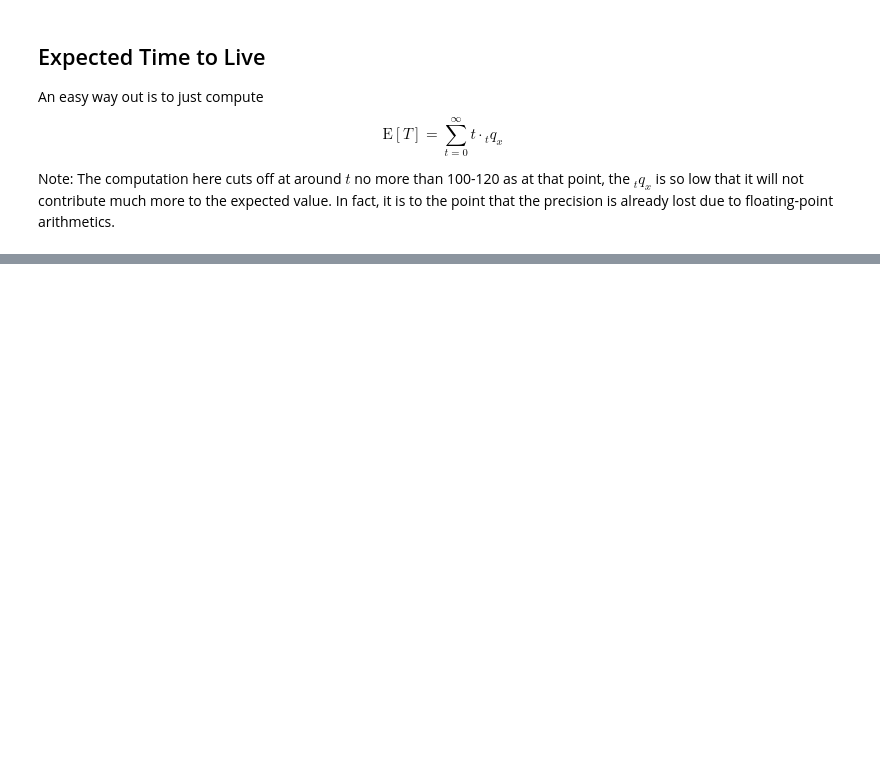
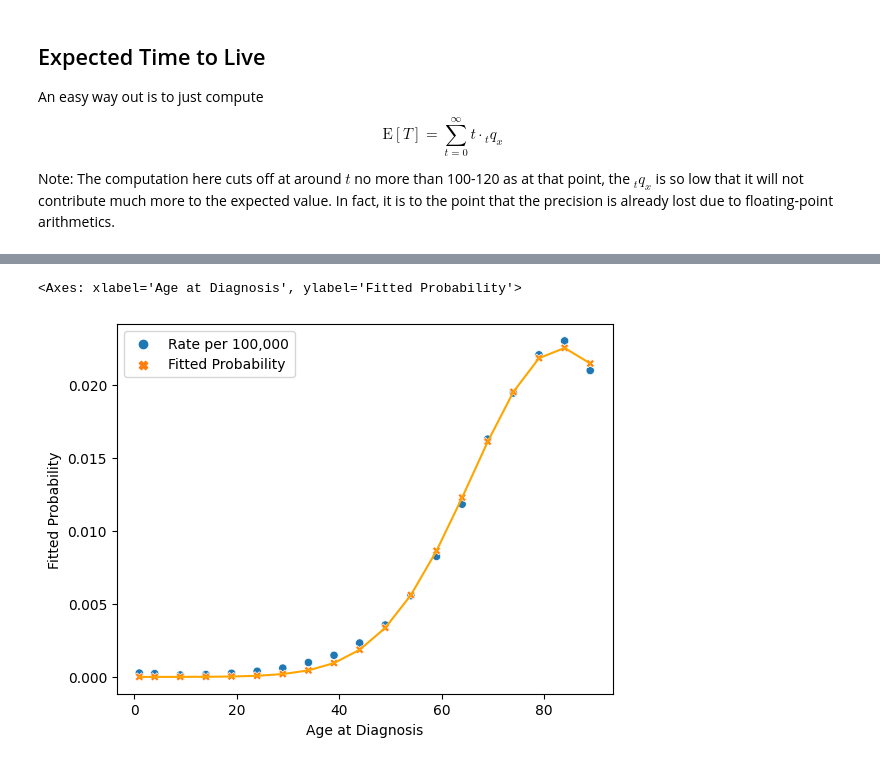
Before and after one commit to nngerncham/non-homog-insurance, a Jupyter notebook: computation/Non-homog MC.ipynb, the cells around one changed output, grey strips where cells are left out. Saved outputs shown, nothing was run; the diff lists cells and outputs as text; code cells hidden in the pictures; blank space fills up the shorter version.

Commit message:
computing cancer rate

```diff
--- a/computation/Non-homog MC.ipynb
+++ b/computation/Non-homog MC.ipynb
@@ -155,0 +177,6 @@ Although the previous method is rather simple, it gets significantly more diffic
+# %%
+cancer_rate_df = pd.read_csv("data/cancer_diag_rate.csv").drop(["Lower 95% C.I.", "Upper 95% C.I."], axis=1)
+cancer_rate_df["Age at Diagnosis"] = cancer_rate_df["Age at Diagnosis"].map(lambda s: int(s.split("-")[-1]))
+cancer_rate_df["Rate per 100,000"] = cancer_rate_df["Rate per 100,000"].map(lambda r: r / 100_000)
+cancer_rate_df = cancer_rate_df.set_index("Age at Diagnosis")
+cancer_rate_df
@@ -155,0 +202,10 @@ Although the previous method is rather simple, it gets significantly more diffic
+# %%
+cr_popt, _ = curve_fit(fitting_func, cancer_rate_df.index, cancer_rate_df["Rate per 100,000"])
+a1, b1, c1 = cr_popt
+cancer_rate_df["Fitted Probability"] = fitting_func(cancer_rate_df.index, a1, b1, c1)
+
+sns.lineplot(cancer_rate_df["Fitted Probability"], color="orange")
+sns.scatterplot(cancer_rate_df)
+# %% [output]
+<Axes: xlabel='Age at Diagnosis', ylabel='Fitted Probability'>
+[figure, added]
```
Also changed, not shown: parts of 11 cells of this notebook, 4 other files.
